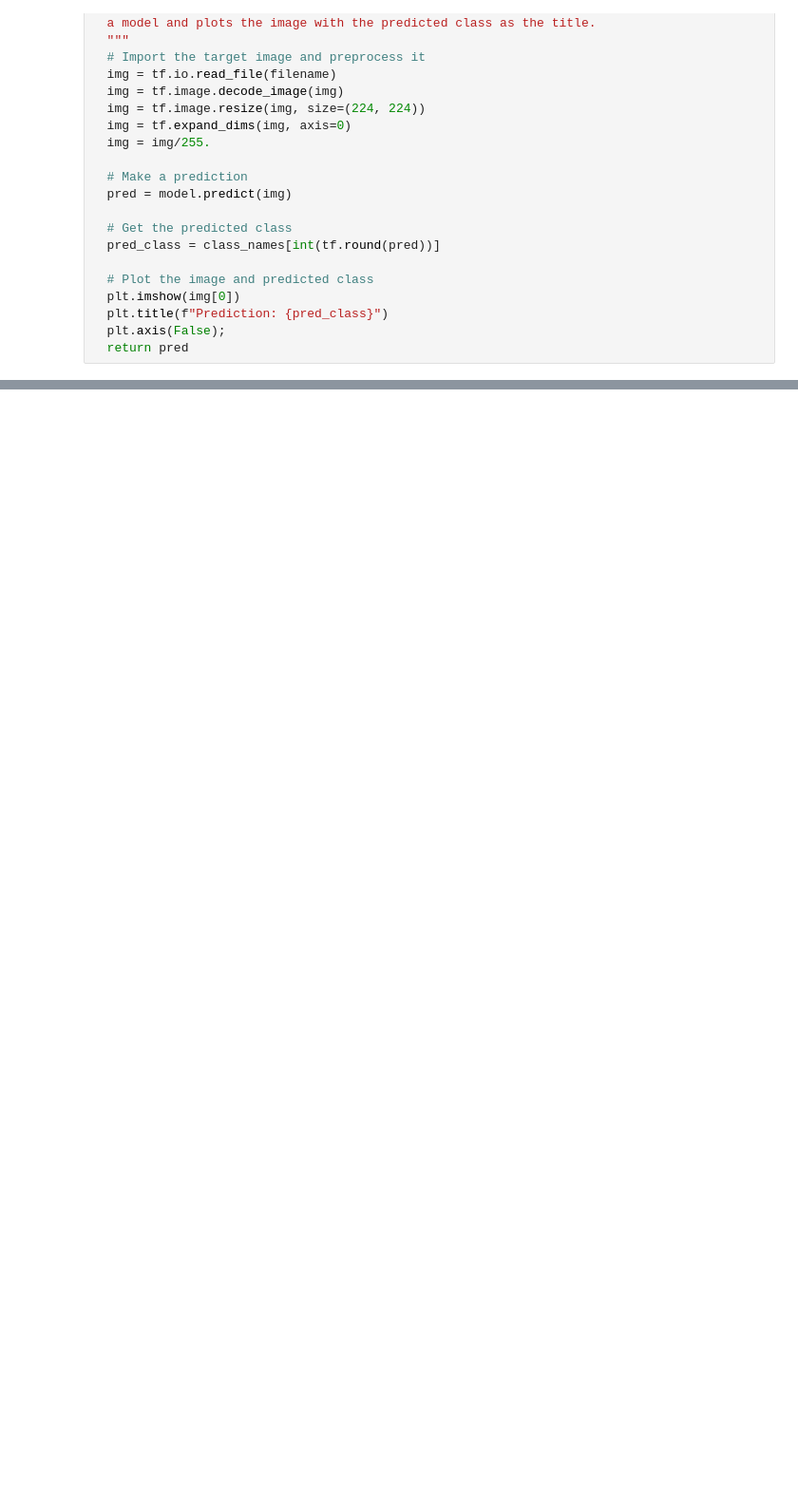
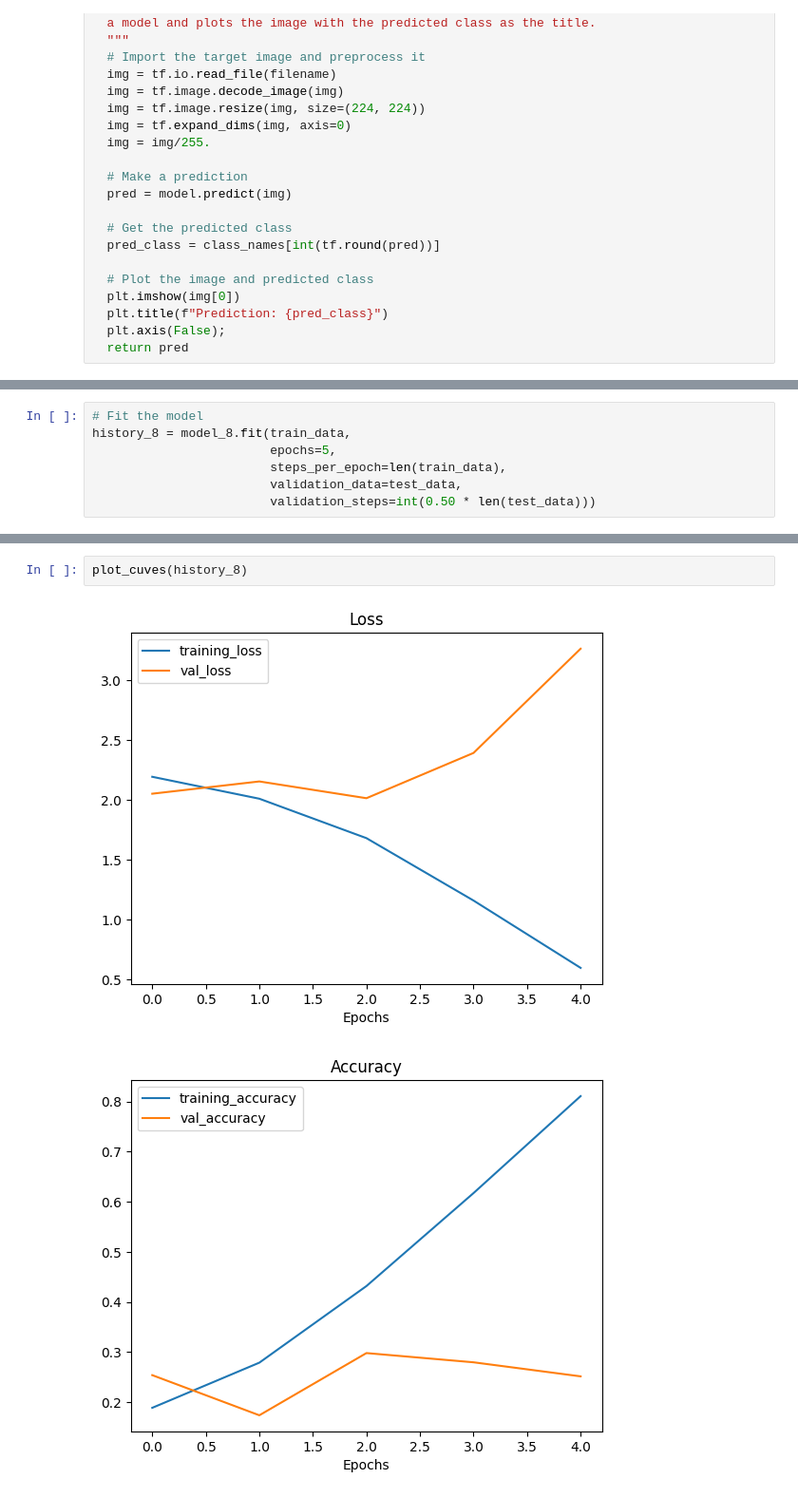
Before and after one commit to bpiaple/TensorFlow-Course, a Jupyter notebook: 05_Introduction_to_tensorflow_with_tensorflow.ipynb, the cells around one changed output, grey strips where cells are left out. Shown at 95% size. Saved outputs shown, nothing was run; the diff lists cells and outputs as text; blank space fills up the shorter version.

```diff
--- a/05_Introduction_to_tensorflow_with_tensorflow.ipynb
+++ b/05_Introduction_to_tensorflow_with_tensorflow.ipynb
@@ -1067,0 +1230,7 @@ def pred_and_plot(model, filename, class_names):
+# %%
+# Fit the model
+history_8 = model_8.fit(train_data,
+                        epochs=5,
+                        steps_per_epoch=len(train_data),
+                        validation_data=test_data,
+                        validation_steps=int(0.50 * len(test_data)))
@@ -1067,0 +1256,5 @@ def pred_and_plot(model, filename, class_names):
+# %%
+plot_cuves(history_8)
+# %% [output]
+[figure, added]
+[figure, added]
```
Also changed, not shown: parts of 46 cells of this notebook.
